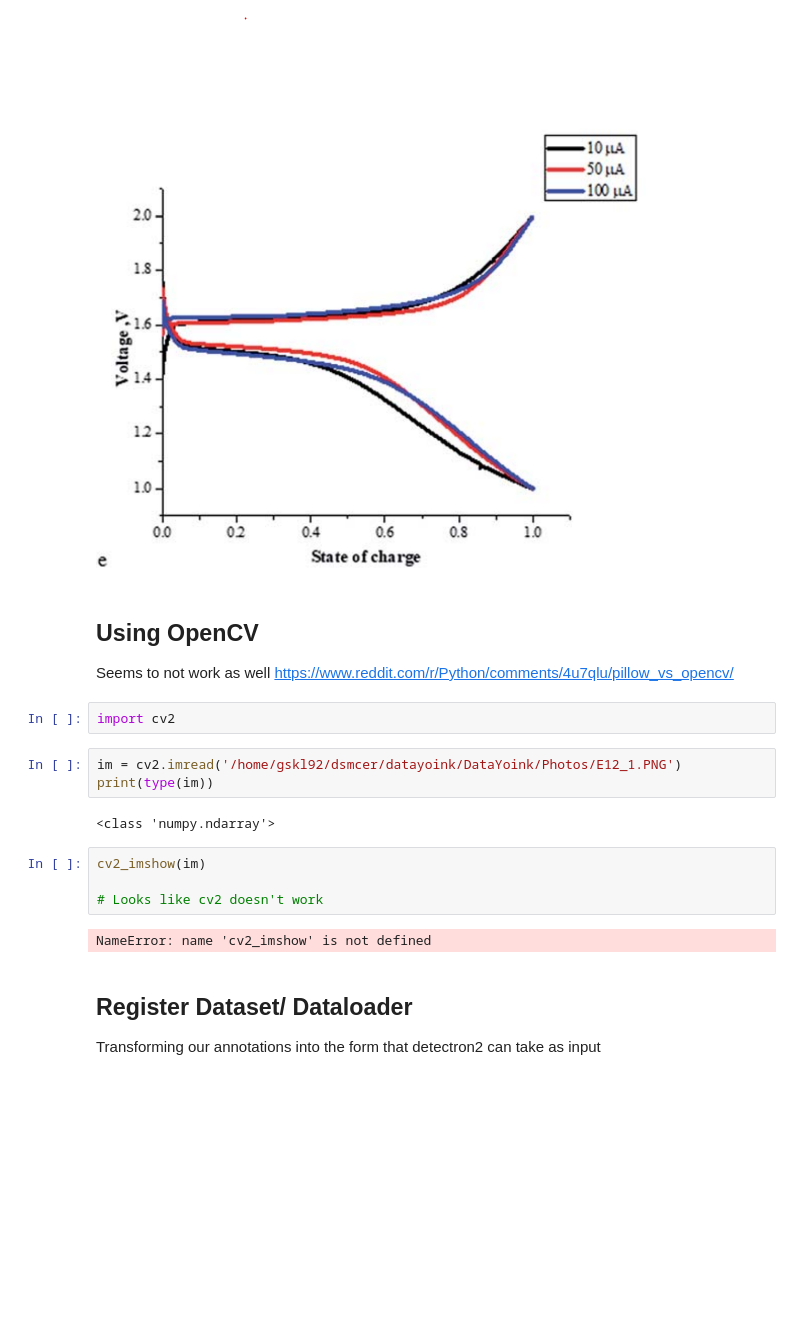
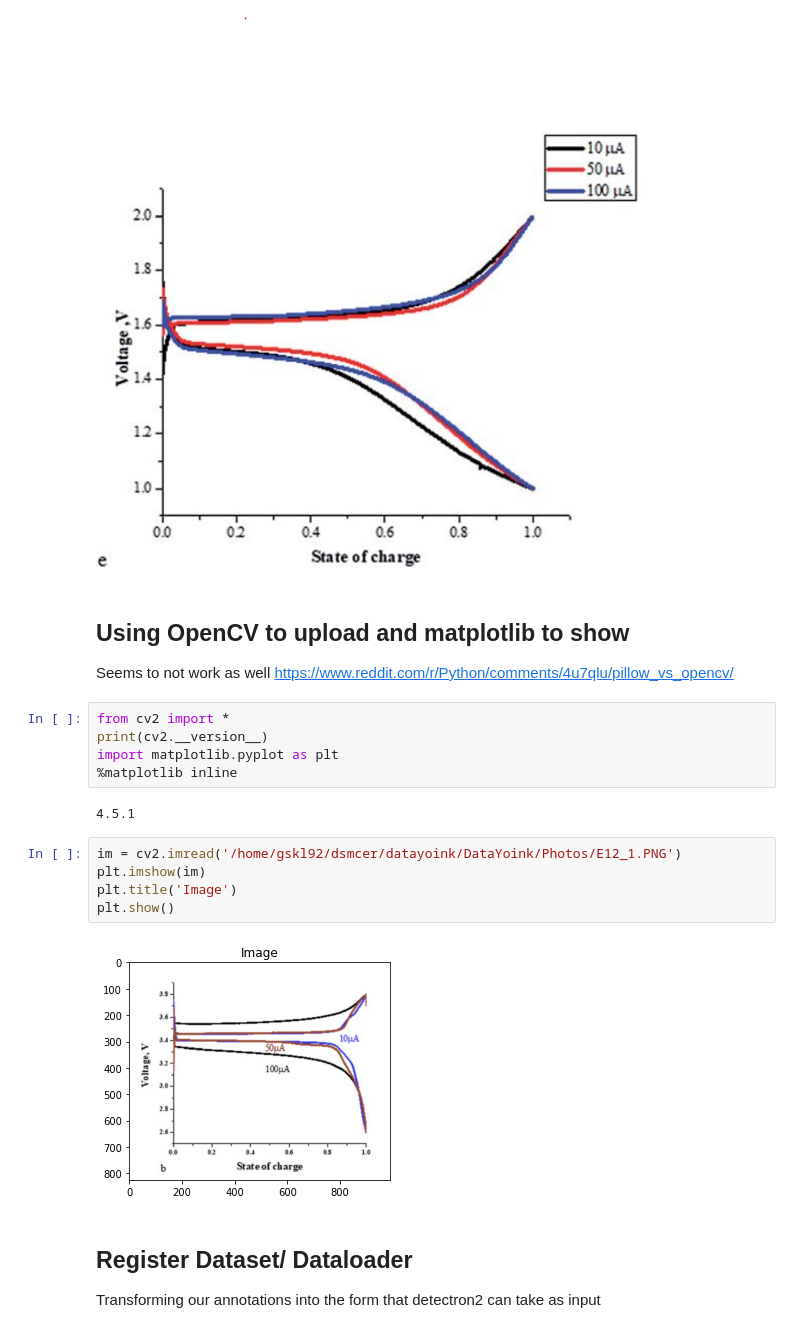
Before and after one commit to DataYoink/DataYoink, a Jupyter notebook: KevinDetectron2.ipynb, the cells around one changed output. Cells and saved outputs as stored; diff of their text form; blank space fills up the shorter version.

Commit message:
openCV updated using plt

```diff
--- a/KevinDetectron2.ipynb
+++ b/KevinDetectron2.ipynb
@@ -56,23 +56,24 @@ image3
 # %% [output]
 [figure]
 # %% [markdown]
-## Using OpenCV
+## Using OpenCV to upload and matplotlib to show
 
 Seems to not work as well
 https://www.reddit.com/r/Python/comments/4u7qlu/pillow_vs_opencv/
 # %%
-import cv2
+from cv2 import *
+print(cv2.__version__)
+import matplotlib.pyplot as plt
+%matplotlib inline
+# %% [output]
+4.5.1
 # %%
 im = cv2.imread('/home/gskl92/dsmcer/datayoink/DataYoink/Photos/E12_1.PNG')
-print(type(im))
+plt.imshow(im)
+plt.title('Image')
+plt.show()
 # %% [output]
-<class 'numpy.ndarray'>
+[figure, added]
-# %%
-cv2_imshow(im)
-
-# Looks like cv2 doesn't work
-# %% [output]
-NameError: name 'cv2_imshow' is not defined
 # %% [markdown]
 ## Register Dataset/ Dataloader
 
```
Also changed, not shown: parts of 4 cells of this notebook.
